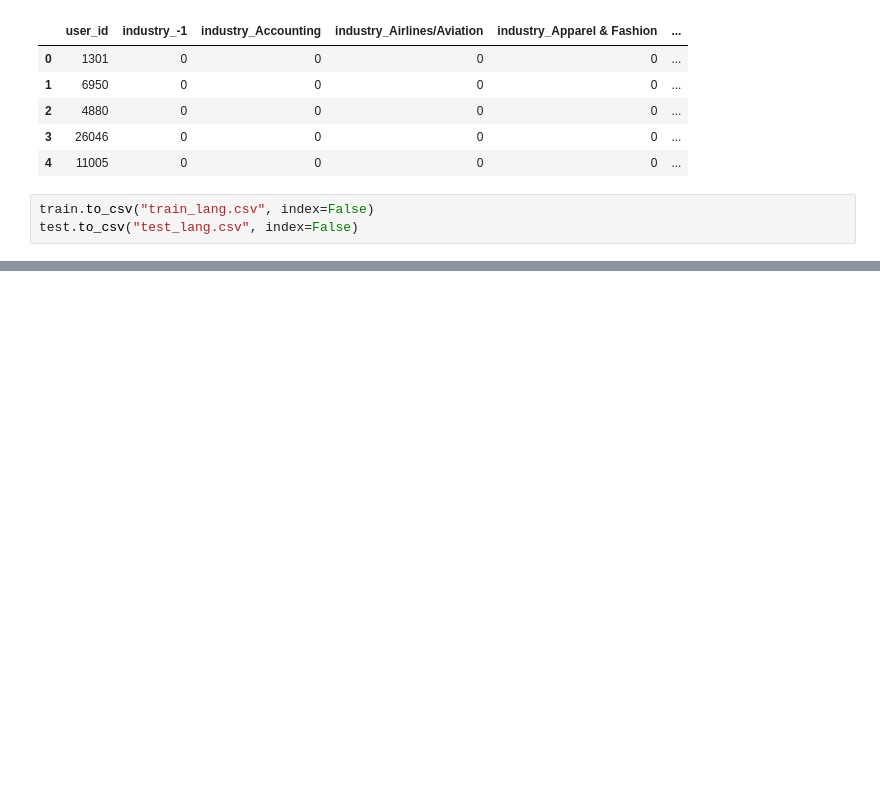
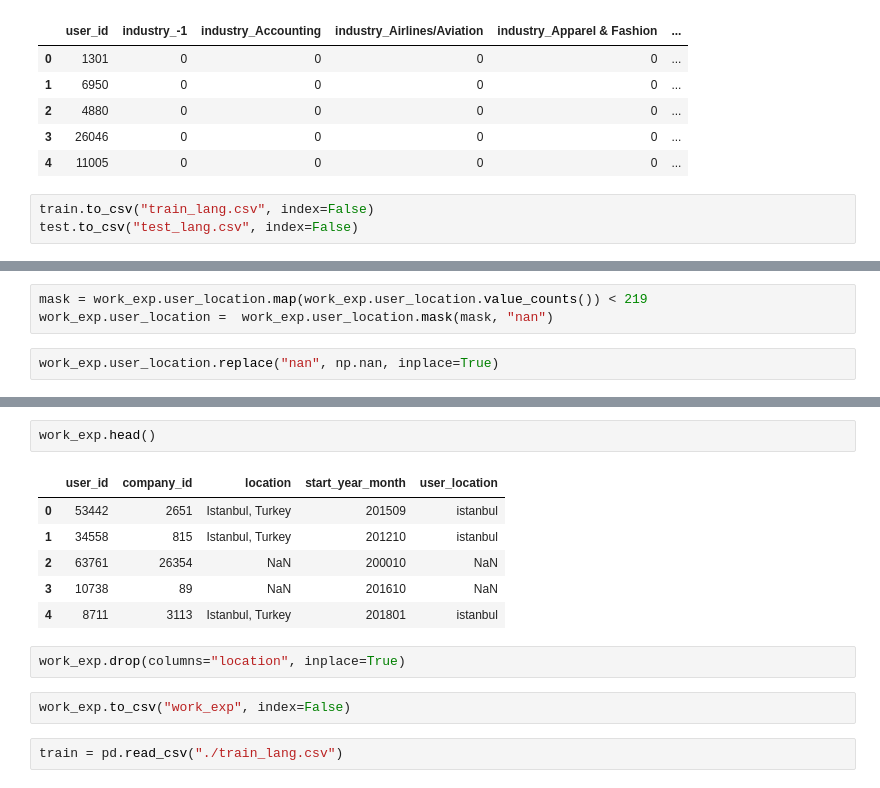
Before and after one commit to furkaneneseren/Datathon-BBVA, a Jupyter notebook: churn-with-linkedin.ipynb, the cells around one changed output, grey strips where cells are left out. Saved outputs shown, nothing was run; the diff lists cells and outputs as text; blank space fills up the shorter version.

```diff
--- a/churn-with-linkedin.ipynb
+++ b/churn-with-linkedin.ipynb
@@ -1636,0 +1760,5 @@ test.to_csv("test_lang.csv", index=False)
+# %%
+mask = work_exp.user_location.map(work_exp.user_location.value_counts()) < 219
+work_exp.user_location =  work_exp.user_location.mask(mask, "nan")
+# %%
+work_exp.user_location.replace("nan", np.nan, inplace=True)
@@ -1636,0 +1812,15 @@ test.to_csv("test_lang.csv", index=False)
+# %%
+work_exp.head()
+# %% [output]
+|  | user_id | company_id | location | start_year_month | user_location |
+| 0 | 53442 | 2651 | Istanbul, Turkey | 201509 | istanbul |
+| 1 | 34558 | 815 | Istanbul, Turkey | 201210 | istanbul |
+| 2 | 63761 | 26354 | NaN | 200010 | NaN |
+| 3 | 10738 | 89 | NaN | 201610 | NaN |
+| 4 | 8711 | 3113 | Istanbul, Turkey | 201801 | istanbul |
+# %%
+work_exp.drop(columns="location", inplace=True)
+# %%
+work_exp.to_csv("work_exp", index=False)
+# %%
+train = pd.read_csv("./train_lang.csv")
```
Also changed, not shown: parts of 15 cells of this notebook.
